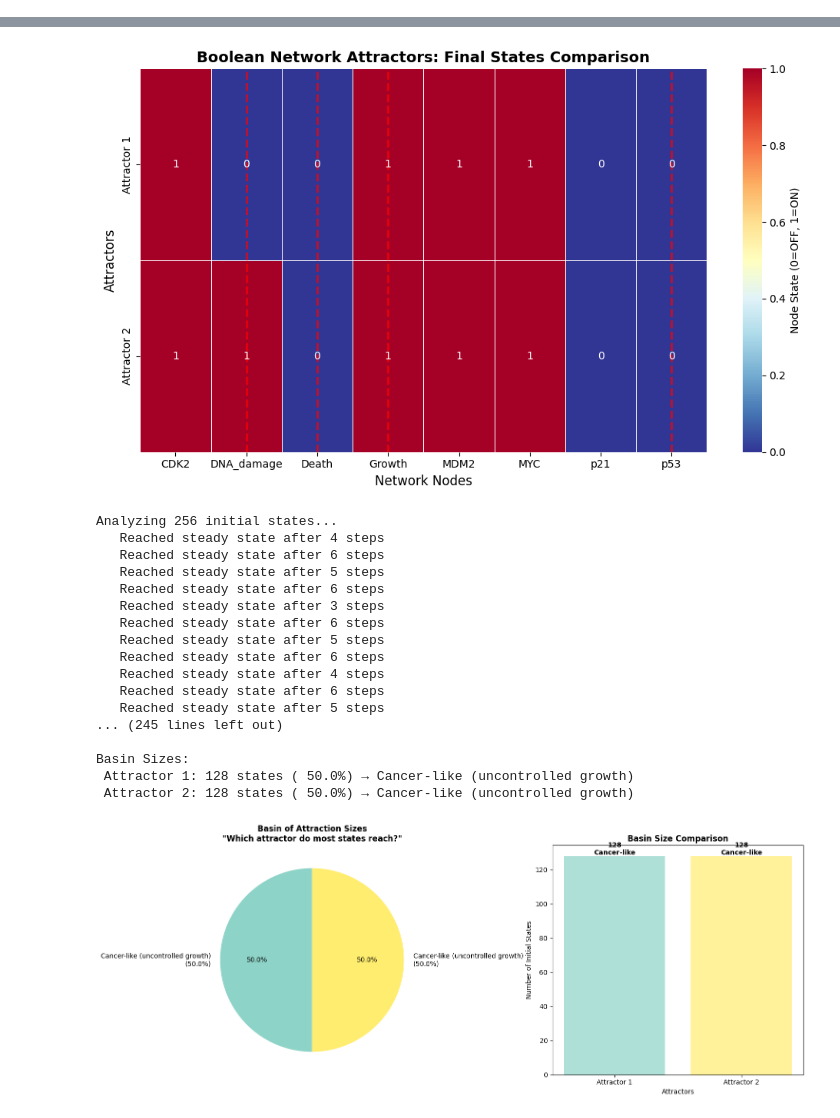
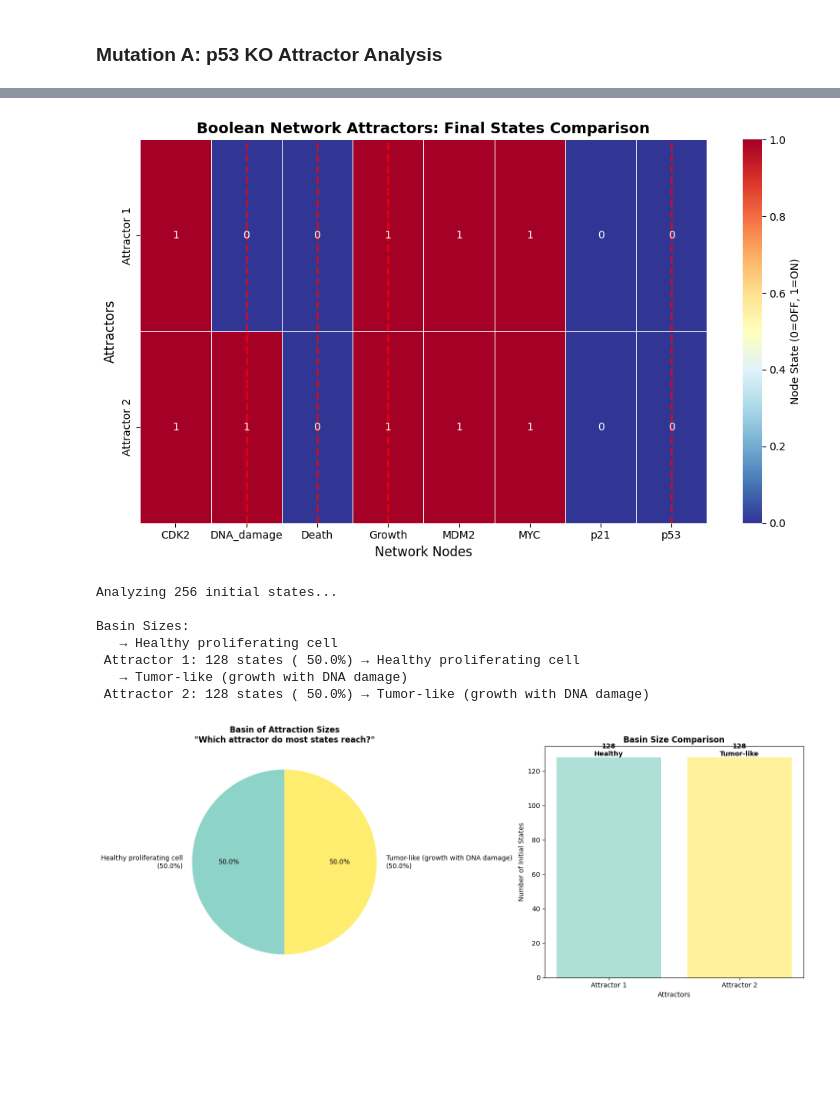
Before and after one commit to axeella/Bio-Systems, a Jupyter notebook: Assignment3/Assignment3.ipynb, the cells around one changed output, grey strips where cells are left out. Drawn from its saved outputs; the diff is of its cells as text; code cells hidden in the pictures; blank space fills up the shorter version.

```diff
--- a/Assignment3/Assignment3.ipynb
+++ b/Assignment3/Assignment3.ipynb
@@ -403,14 +406,18 @@ def analyze_basins(network, attractors, node_names, max_steps=15):
         p53_active = state_dict['p53'] == 1
         dna_damage_active = state_dict['DNA_damage'] == 1
 
-        if growth_active and not death_active:
-            interpretation = "Cancer-like (uncontrolled growth)"
+        if growth_active and not death_active and not dna_damage_active:
+            interpretation = "Healthy proliferating cell"
         elif death_active and not growth_active:
-            interpretation = "Apoptosis"
-        elif not growth_active and not death_active:
-            interpretation = "Quiescent / Arrest"
+            interpretation = "Apostosis"
+        elif growth_active and not death_active and dna_damage_active and not p53_active:
+            interpretation = "Tumor-like (growth with DNA damage)"
+        elif p53_active and dna_damage_active and not growth_active:
+            interpretation = "DNA damage response"
         else:
-            interpretation = "Other / Mixed"
+            interpretation = "CONFLICT - Unusual state"
+
+        print(f"   → {interpretation}")
 
         print(f" Attractor {att_idx+1}: {basin_size:3d} states ({percentage:5.1f}%) → {interpretation}")
 
@@ -501,18 +495,13 @@ Basin Sizes:
+# %% [markdown]
+### Mutation A: p53 KO Attractor Analysis
 # %%
-# ================================
-# 🔴 Mutation A: p53 KO Attractor Analysis
-# ================================
-
 mut_A, nodes = build_normal_network()
 mut_A = apply_mutation(mut_A, "p53_KO")
 
-# Step 1: Find attractors
+# Find attractors
 attractors_A, node_names_A = find_attractors(mut_A, max_steps=15)
 
-# Step 2: Analyze basins
-basin_data_A, attractor_map_A = analyze_basins(mut_A,
-                                               attractors_A,
-                                               node_names_A,
-                                               max_steps=15)
+# Analyze basins
+basin_data_A, attractor_map_A = analyze_basins(mut_A, attractors_A, node_names_A, max_steps=15)
 # %% [output]
 Testing all 256 possible initial states...
@@ -531,23 +520,13 @@ Testing all 256 possible initial states...
    Death: OFF
    p53: OFF
    DNA Damage: ON
    → Uncontrolled growth despite DNA damage (possible tumor-like state)
 [figure]
 Analyzing 256 initial states...
-   Reached steady state after 4 steps
-   Reached steady state after 6 steps
-   Reached steady state after 5 steps
-   Reached steady state after 6 steps
-   Reached steady state after 3 steps
-   Reached steady state after 6 steps
-   Reached steady state after 5 steps
-   Reached steady state after 6 steps
-   Reached steady state after 4 steps
-   Reached steady state after 6 steps
-   Reached steady state after 5 steps
-... (245 lines left out)
 
 Basin Sizes:
- Attractor 1: 128 states ( 50.0%) → Cancer-like (uncontrolled growth)
- Attractor 2: 128 states ( 50.0%) → Cancer-like (uncontrolled growth)
+   → Healthy proliferating cell
+ Attractor 1: 128 states ( 50.0%) → Healthy proliferating cell
+   → Tumor-like (growth with DNA damage)
+ Attractor 2: 128 states ( 50.0%) → Tumor-like (growth with DNA damage)
-[figure, old version]
+[figure, new version]
```
Also changed, not shown: parts of 24 cells of this notebook.
